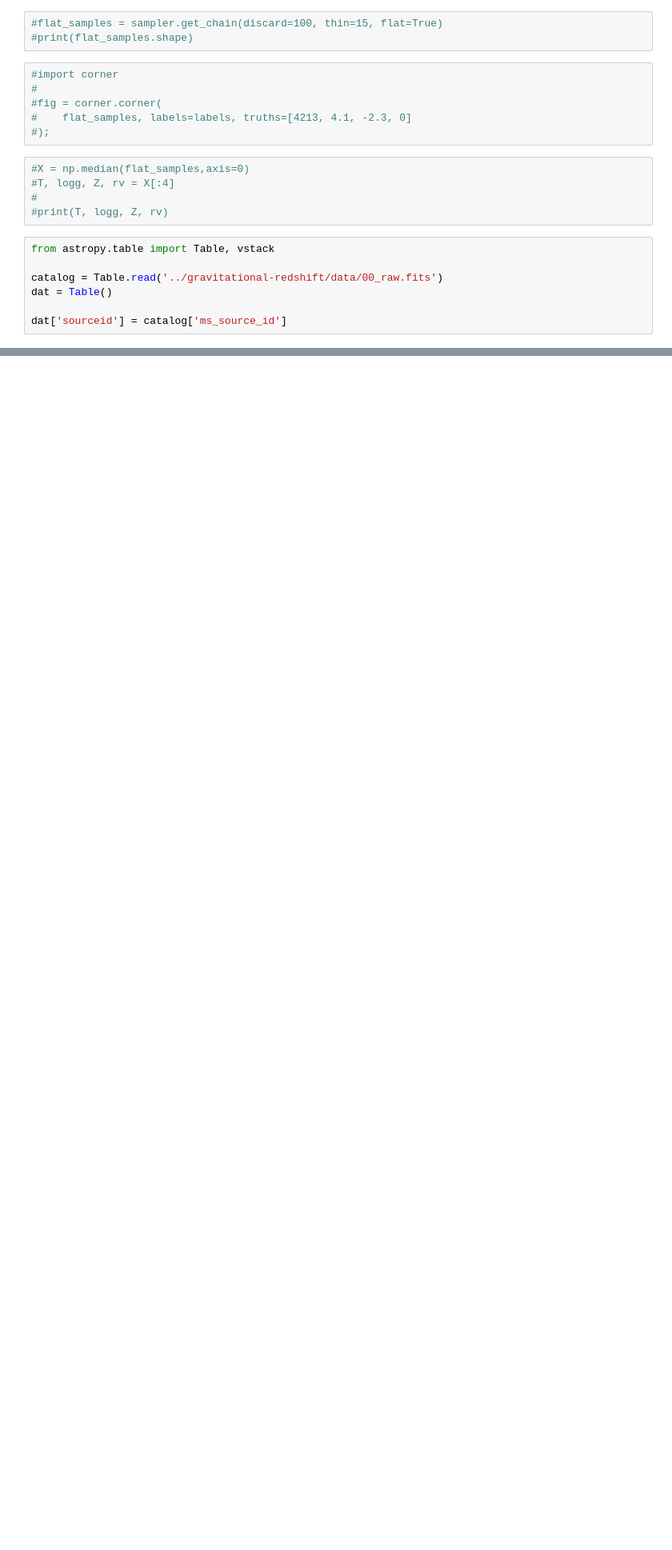
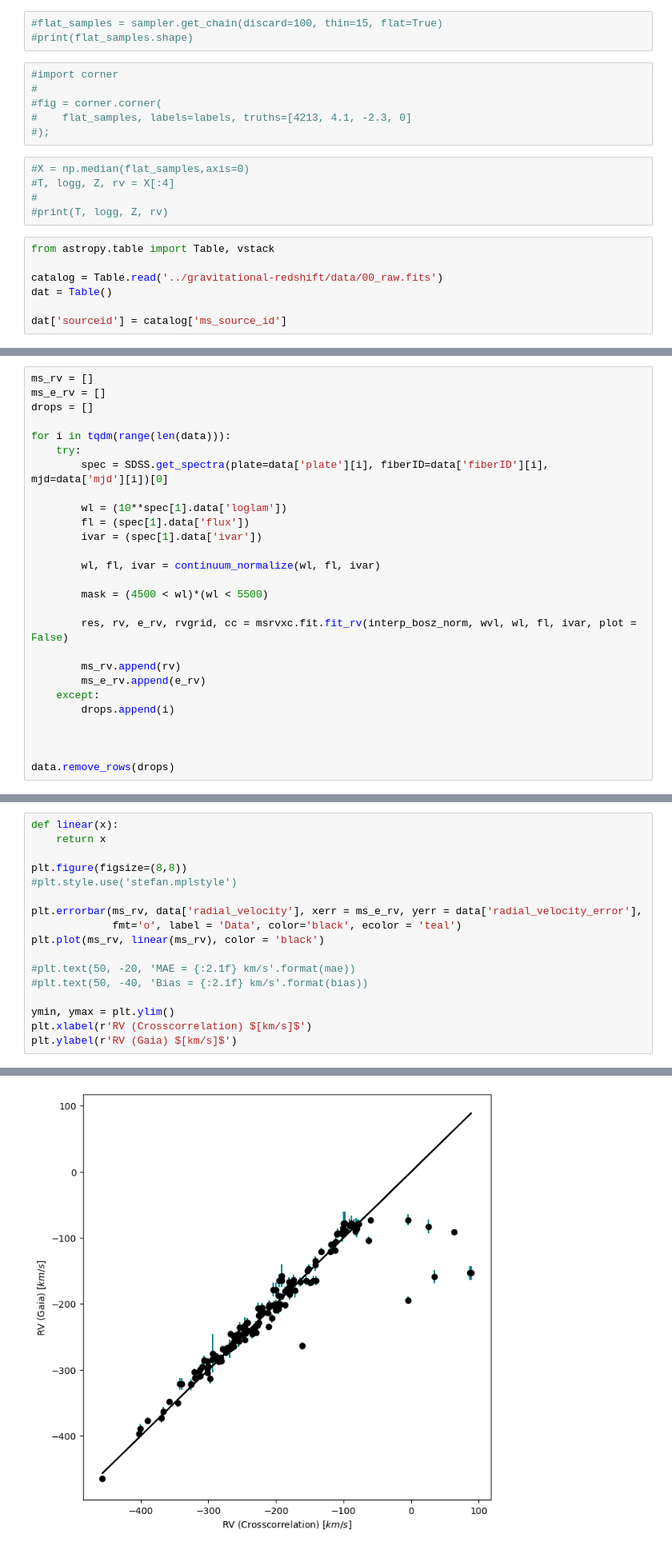
Before and after one commit to stefanarseneau/msrv-xc, a Jupyter notebook: 01_test.ipynb, the cells around one changed output, grey strips where cells are left out. Shown: that part at 80% size. Saved outputs shown, nothing was run; the diff lists cells and outputs as text; blank space fills up the shorter version.

```diff
--- a/01_test.ipynb
+++ b/01_test.ipynb
@@ -150,0 +217,27 @@ def simulate_spec(interpolator, interp_wvl, wl, params):
+# %%
+ms_rv = []
+ms_e_rv = []
+drops = []
+
+for i in tqdm(range(len(data))):
+    try:
+        spec = SDSS.get_spectra(plate=data['plate'][i], fiberID=data['fiberID'][i], mjd=data['mjd'][i])[0]
+
+        wl = (10**spec[1].data['loglam'])
+        fl = (spec[1].data['flux'])
+        ivar = (spec[1].data['ivar'])
+
+        wl, fl, ivar = continuum_normalize(wl, fl, ivar)
+
+        mask = (4500 < wl)*(wl < 5500)
+
+        res, rv, e_rv, rvgrid, cc = msrvxc.fit.fit_rv(interp_bosz_norm, wvl, wl, fl, ivar, plot = False)
+
+        ms_rv.append(rv)
+        ms_e_rv.append(e_rv)
+    except:
+        drops.append(i)
+
+
+
+data.remove_rows(drops)
@@ -150,0 +248,18 @@ def simulate_spec(interpolator, interp_wvl, wl, params):
+# %%
+def linear(x):
+    return x
+
+plt.figure(figsize=(8,8))
+#plt.style.use('stefan.mplstyle')
+
+plt.errorbar(ms_rv, data['radial_velocity'], xerr = ms_e_rv, yerr = data['radial_velocity_error'],
+             fmt='o', label = 'Data', color='black', ecolor = 'teal')
+plt.plot(ms_rv, linear(ms_rv), color = 'black')
+
+#plt.text(50, -20, 'MAE = {:2.1f} km/s'.format(mae))
+#plt.text(50, -40, 'Bias = {:2.1f} km/s'.format(bias))
+
+ymin, ymax = plt.ylim()
+plt.xlabel(r'RV (Crosscorrelation) $[km/s]$')
+plt.ylabel(r'RV (Gaia) $[km/s]$')
+# %% [output]
@@ -150,0 +267 @@ def simulate_spec(interpolator, interp_wvl, wl, params):
+[figure, added]
```
Also changed, not shown: parts of 18 cells of this notebook, 1 other file.
